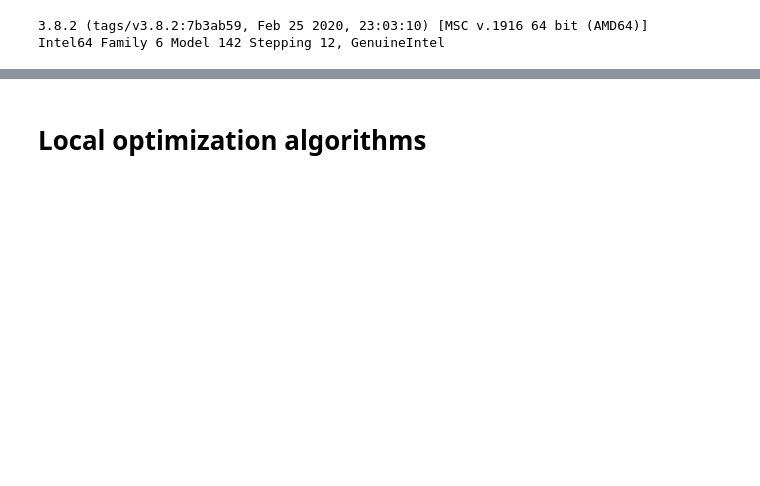
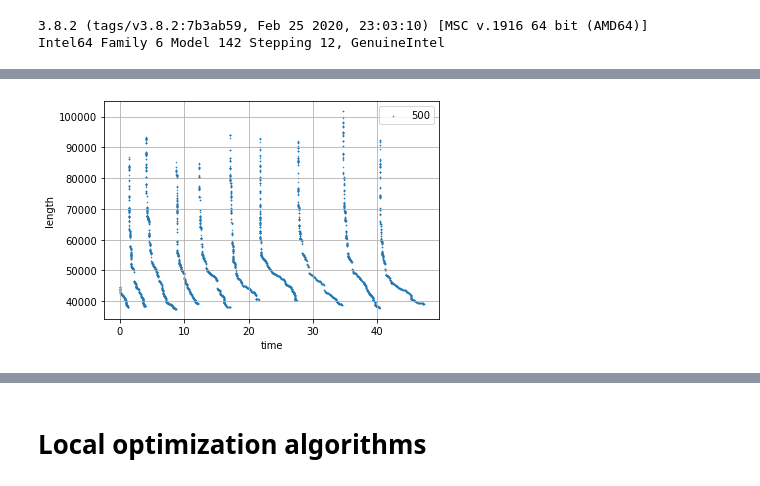
Before and after one commit to Lin-Kernighan/Lin-Kernighan, a Jupyter notebook: benchmarks.ipynb, the cells around one changed output, grey strips where cells are left out. Drawn from its saved outputs; the diff is of its cells as text; code cells hidden in the pictures; blank space fills up the shorter version.

```diff
--- a/benchmarks.ipynb
+++ b/benchmarks.ipynb
@@ -9,0 +85,4 @@ Intel64 Family 6 Model 142 Stepping 12, GenuineIntel
+# %%
+one_test(LKHSearch, 500, 10, init='helsgaun')
+# %% [output]
+[figure, added]
```
Also changed, not shown: parts of 39 cells of this notebook, 7 other files.
